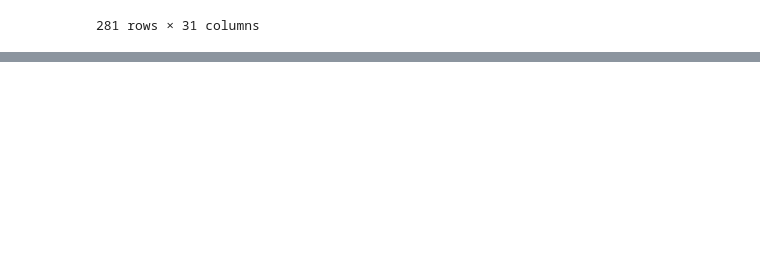
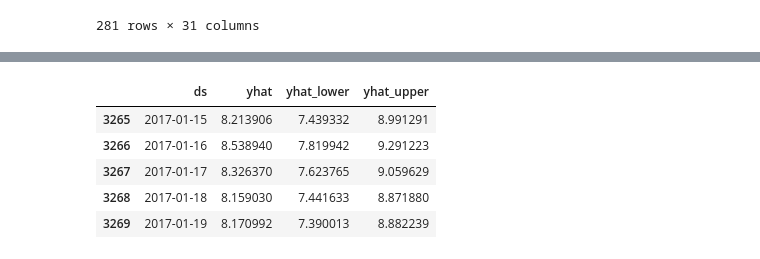
Before and after one commit to fintech-lex/finance-starterkit, a Jupyter notebook: FinWin.ipynb, the cells around one changed output, grey strips where cells are left out. Cells and saved outputs as stored; diff of their text form; code cells hidden in the pictures; blank space fills up the shorter version.

```diff
--- a/FinWin.ipynb
+++ b/FinWin.ipynb
@@ -152,0 +214,12 @@ fed_csv
+# %%
+# Forecast model integrating newly
+
+forecast = m.predict(future)
+forecast[['ds', 'yhat', 'yhat_lower', 'yhat_upper']].tail()
+# %% [output]
+|  | ds | yhat | yhat_lower | yhat_upper |
+| 3265 | 2017-01-15 | 8.213906 | 7.439332 | 8.991291 |
+| 3266 | 2017-01-16 | 8.538940 | 7.819942 | 9.291223 |
+| 3267 | 2017-01-17 | 8.326370 | 7.623765 | 9.059629 |
+| 3268 | 2017-01-18 | 8.159030 | 7.441633 | 8.871880 |
+| 3269 | 2017-01-19 | 8.170992 | 7.390013 | 8.882239 |
```
Also changed, not shown: parts of 5 cells of this notebook.
